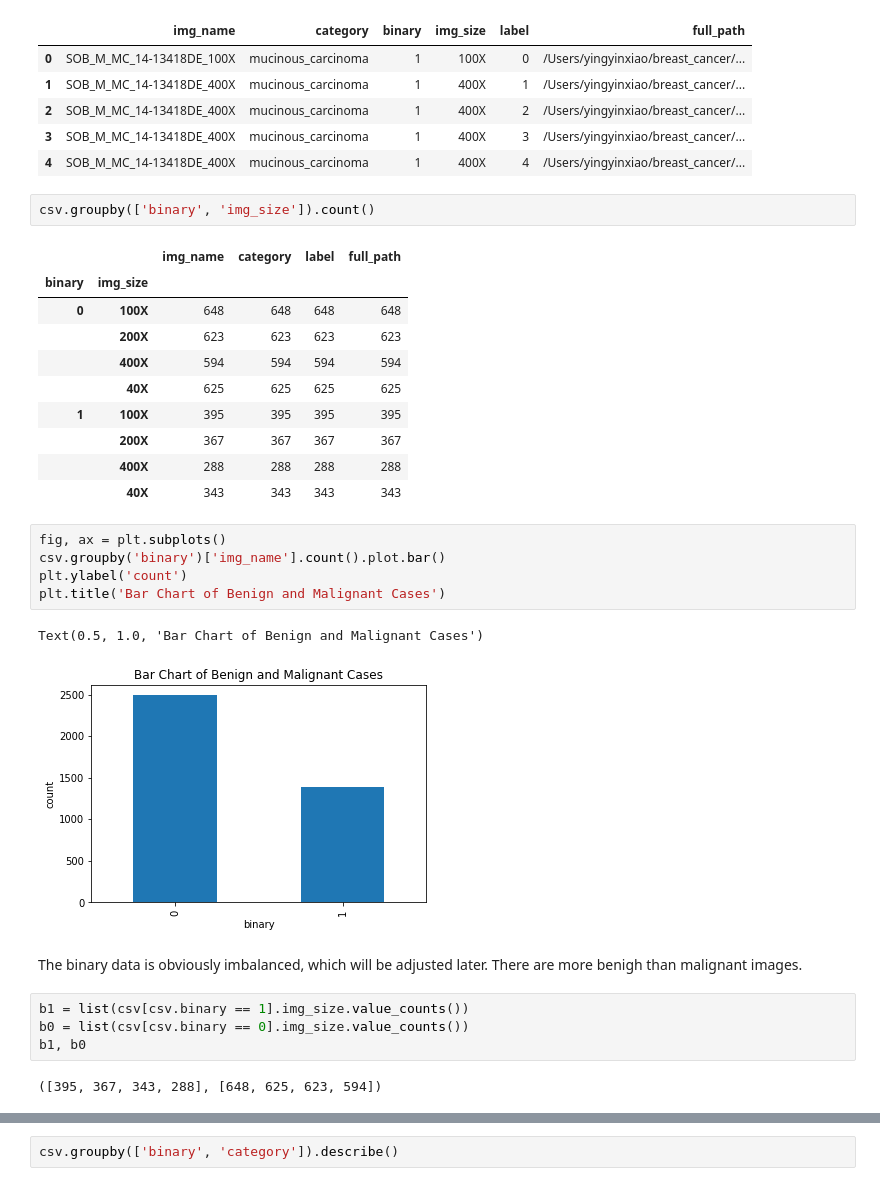
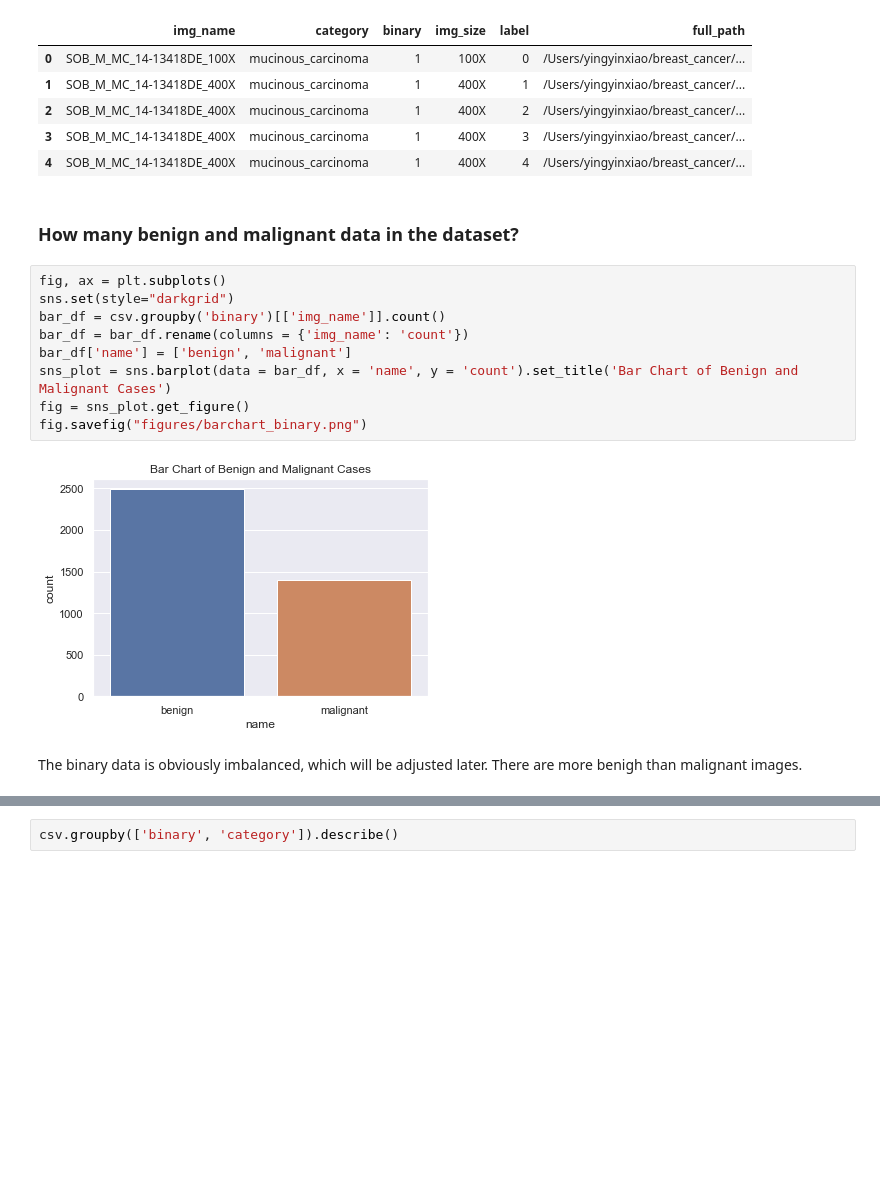
Before and after one commit to nishraptor/Breast-Cancer-Classification, a Jupyter notebook: ExploratoryNotebook.ipynb, the cells around one changed output, grey strips where cells are left out. Drawn from its saved outputs; the diff is of its cells as text; blank space fills up the shorter version.

```diff
--- a/ExploratoryNotebook.ipynb
+++ b/ExploratoryNotebook.ipynb
@@ -136,32 +125,18 @@ csv.head()
 | 2 | SOB_M_MC_14-13418DE_400X | mucinous_carcinoma | 1 | 400X | 2 | /Users/yingyinxiao/breast_cancer/... |
 | 3 | SOB_M_MC_14-13418DE_400X | mucinous_carcinoma | 1 | 400X | 3 | /Users/yingyinxiao/breast_cancer/... |
 | 4 | SOB_M_MC_14-13418DE_400X | mucinous_carcinoma | 1 | 400X | 4 | /Users/yingyinxiao/breast_cancer/... |
-# %%
-csv.groupby(['binary', 'img_size']).count()
-# %% [output]
-|  |  | img_name | category | label | full_path |
-| binary | img_size |  |  |  |  |
-| 0 | 100X | 648 | 648 | 648 | 648 |
-|  | 200X | 623 | 623 | 623 | 623 |
-|  | 400X | 594 | 594 | 594 | 594 |
-|  | 40X | 625 | 625 | 625 | 625 |
-| 1 | 100X | 395 | 395 | 395 | 395 |
-|  | 200X | 367 | 367 | 367 | 367 |
-|  | 400X | 288 | 288 | 288 | 288 |
-|  | 40X | 343 | 343 | 343 | 343 |
+# %% [markdown]
+### How many benign and malignant data in the dataset?
 # %%
 fig, ax = plt.subplots()
-csv.groupby('binary')['img_name'].count().plot.bar()
-plt.ylabel('count')
-plt.title('Bar Chart of Benign and Malignant Cases')
+sns.set(style="darkgrid")
+bar_df = csv.groupby('binary')[['img_name']].count()
+bar_df = bar_df.rename(columns = {'img_name': 'count'})
+bar_df['name'] = ['benign', 'malignant']
+sns_plot = sns.barplot(data = bar_df, x = 'name', y = 'count').set_title('Bar Chart of Benign and Malignant Cases')
+fig = sns_plot.get_figure()
+fig.savefig("figures/barchart_binary.png")
 # %% [output]
-Text(0.5, 1.0, 'Bar Chart of Benign and Malignant Cases')
-[figure, old version]
+[figure, new version]
 # %% [markdown]
 The binary data is obviously imbalanced, which will be adjusted later. There are more benigh than malignant images.
-# %%
-b1 = list(csv[csv.binary == 1].img_size.value_counts())
-b0 = list(csv[csv.binary == 0].img_size.value_counts())
-b1, b0
-# %% [output]
-([395, 367, 343, 288], [648, 625, 623, 594])
```
Also changed, not shown: parts of 32 cells of this notebook, 11 other files.
